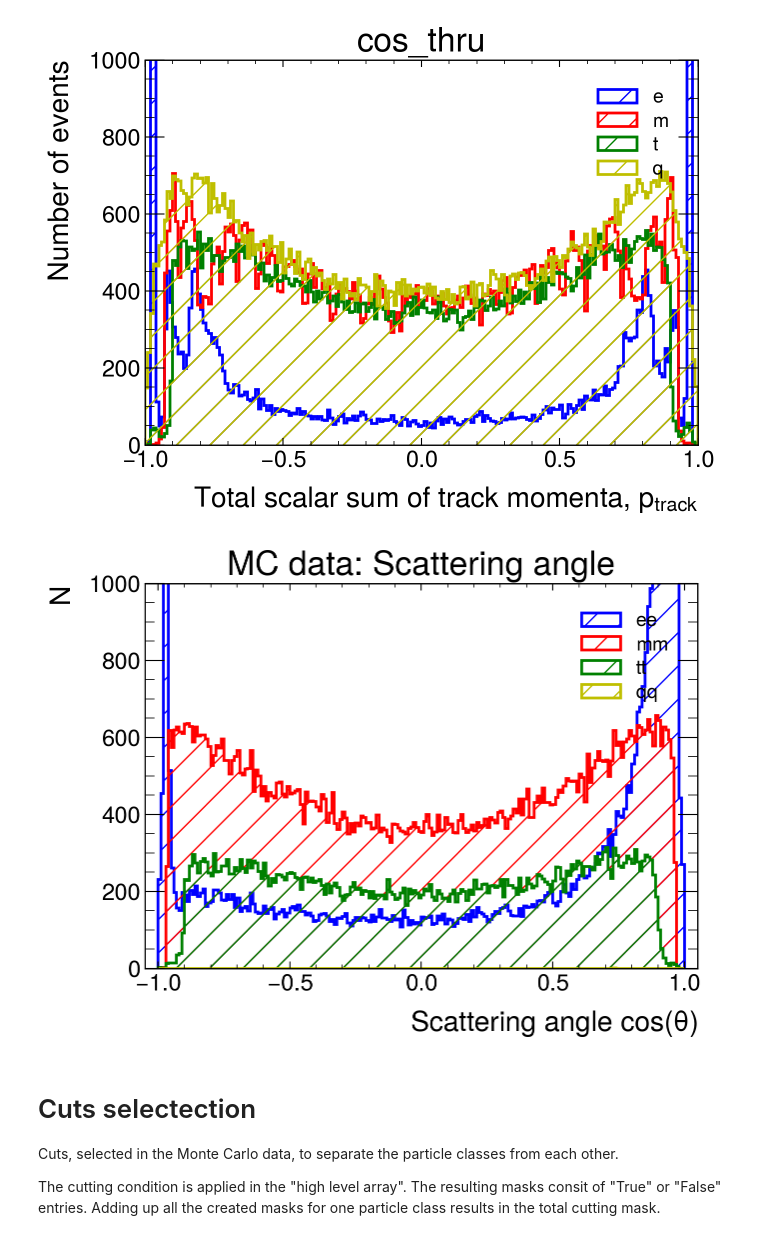
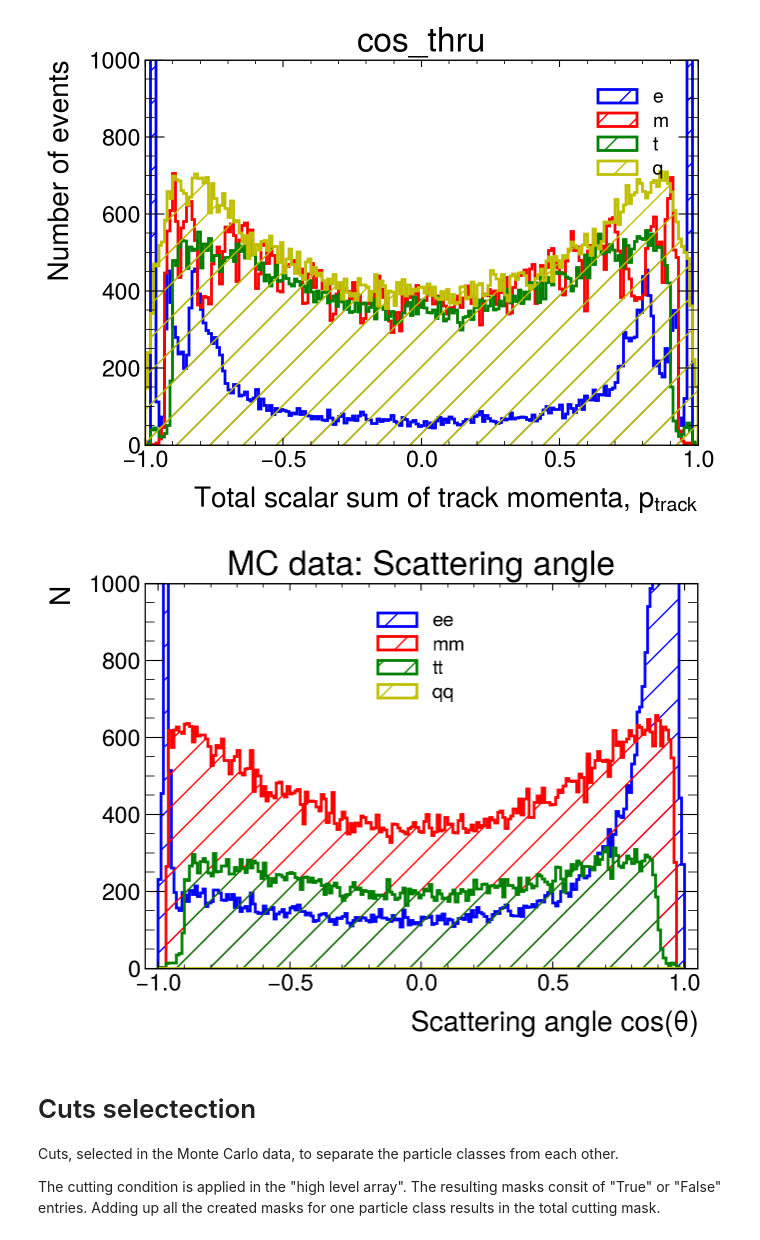
Before and after one commit to lukasg96/z0-precisionmeasurement, a Jupyter notebook: z0_experiment.ipynb, the cells around one changed output. Saved outputs shown, nothing was run; the diff lists cells and outputs as text; code cells hidden in the pictures.

```diff
--- a/z0_experiment.ipynb
+++ b/z0_experiment.ipynb
@@ -285,27 +285,27 @@ plt.show()
 # %%
 plt.style.use(mplhep.style.ATLAS) # You can load ATLAS/CMS/ALICE plot style
 plt.figure(figsize=(7,5))
 
 x_min =-1
 x_max = 1
 bin_content, bin_edges, _ = plt.hist(costhet[0], bins=200, range=(x_min,x_max), histtype='step',  linewidth=2, edgecolor=colors['e'], hatch='/', label='ee')
 bin_content, bin_edges, _ = plt.hist(costhet[1], bins=200, range=(x_min,x_max), histtype='step',  linewidth=2, edgecolor=colors['m'], hatch='/', label='mm')
 bin_content, bin_edges, _ = plt.hist(costhet[2], bins=200, range=(x_min,x_max), histtype='step',  linewidth=2, edgecolor=colors['t'], hatch='/', label='tt')
 bin_content, bin_edges, _ = plt.hist(costhet[3], bins=200, range=(x_min,x_max), histtype='step',  linewidth=2, edgecolor=colors['q'], hatch='/', label='qq')
 #bin_content, bin_edges, _ = plt.hist(costhet[4], bins=1000, range=(0.,200.), histtype='step',  linewidth=2, edgecolor=colors['mix'], hatch='/', label='sum', zorder=1)
 
 
 
 ### Show the plot on screen
-plt.legend()
+plt.legend(loc = 9)
 plt.title('MC data: Scattering angle')
 plt.xlim(x_min-0.05,x_max+0.05)
 plt.ylim(0,1000)
 plt.xlabel(r'Scattering angle $cos(\theta)$')
 plt.ylabel('N')
 plt.show()
 # %% [output]
-[figure, old version]
+[figure, new version]
 # %% [markdown]
 # Cuts selectection
 Cuts, selected in the Monte Carlo data, to separate the particle classes from each other.
```
Also changed, not shown: parts of 8 cells of this notebook.
